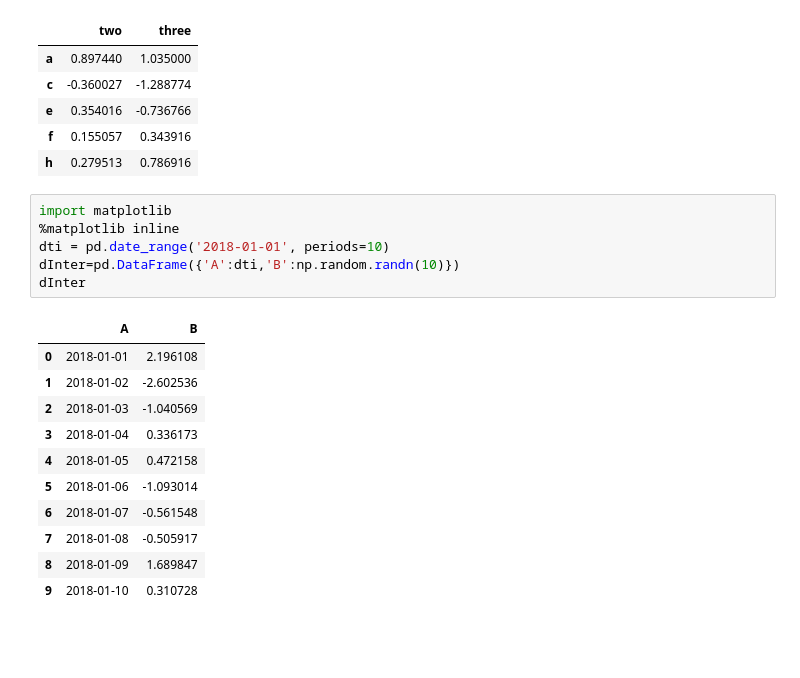
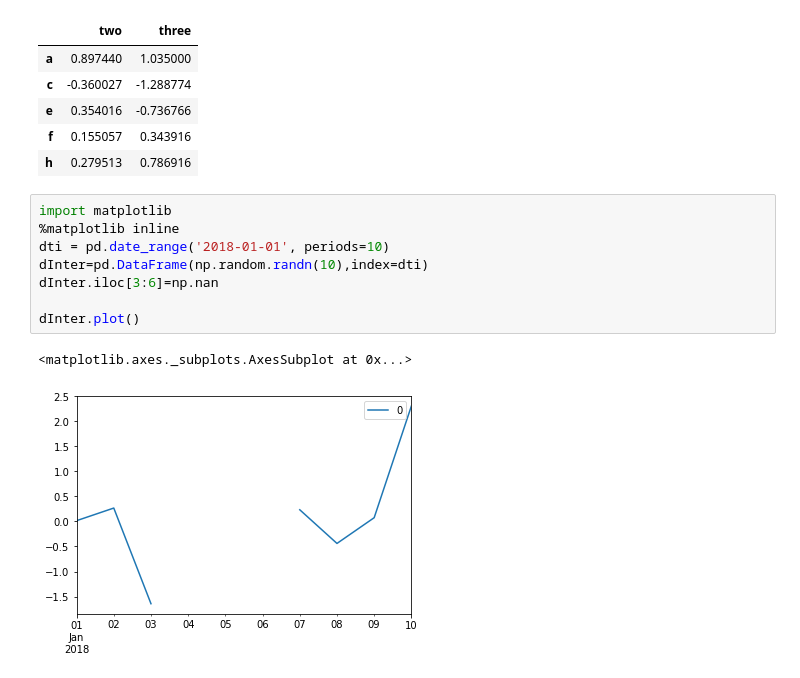
Before and after one commit to ParasNandwani/python, a Jupyter notebook: pandas/WorkingWithMissingData.ipynb, the cells around one changed output. Drawn from its saved outputs; the diff is of its cells as text; blank space fills up the shorter version.

```diff
--- a/pandas/WorkingWithMissingData.ipynb
+++ b/pandas/WorkingWithMissingData.ipynb
@@ -482,18 +482,11 @@ dfNa.dropna(axis=1)
 # %%
 import matplotlib
 %matplotlib inline
 dti = pd.date_range('2018-01-01', periods=10)
-dInter=pd.DataFrame({'A':dti,'B':np.random.randn(10)})
-dInter
+dInter=pd.DataFrame(np.random.randn(10),index=dti)
+dInter.iloc[3:6]=np.nan
+
+dInter.plot()
 # %% [output]
-|  | A | B |
-| 0 | 2018-01-01 | 2.196108 |
-| 1 | 2018-01-02 | -2.602536 |
-| 2 | 2018-01-03 | -1.040569 |
-| 3 | 2018-01-04 | 0.336173 |
-| 4 | 2018-01-05 | 0.472158 |
-| 5 | 2018-01-06 | -1.093014 |
-| 6 | 2018-01-07 | -0.561548 |
-| 7 | 2018-01-08 | -0.505917 |
-| 8 | 2018-01-09 | 1.689847 |
-| 9 | 2018-01-10 | 0.310728 |
+<matplotlib.axes._subplots.AxesSubplot at 0x...>
+[figure, added]
```
